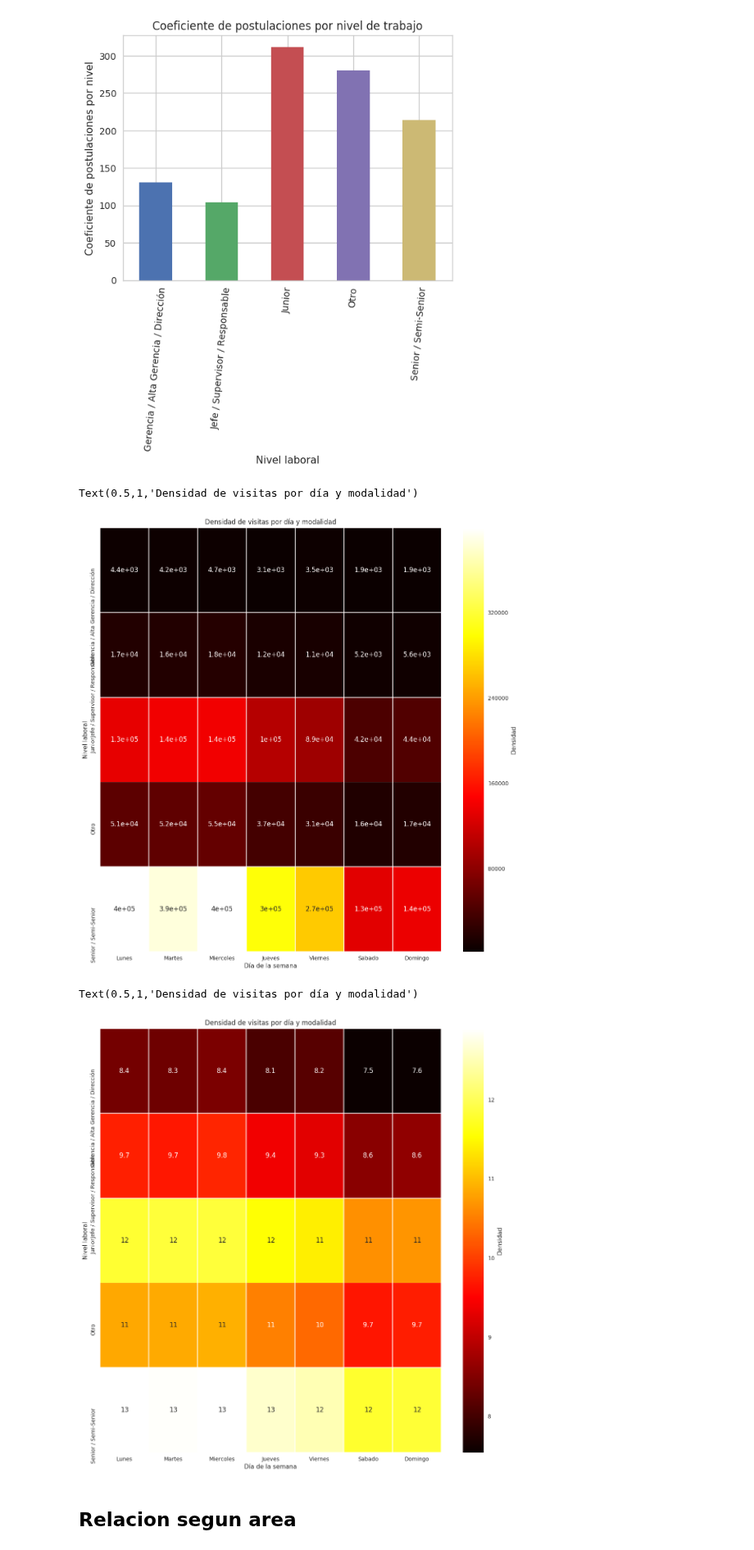
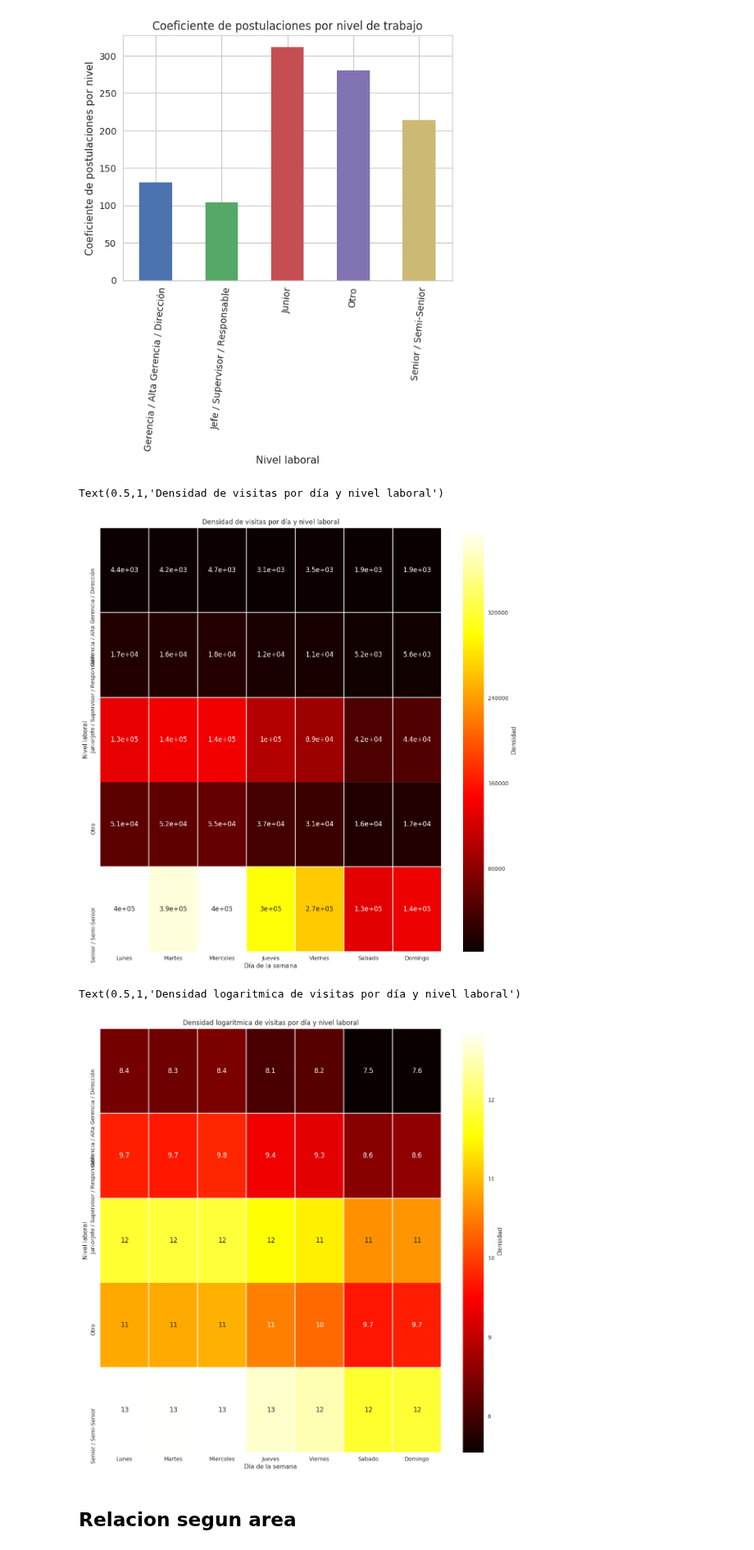
Before and after one commit to javierleyes/OrganizacionDeDatos, a Jupyter notebook: analisisPablo.ipynb, the cells around one changed output. Shown at 82% size. Drawn from its saved outputs; the diff is of its cells as text; code cells hidden in the pictures.

```diff
--- a/analisisPablo.ipynb
+++ b/analisisPablo.ipynb
@@ -86,21 +86,21 @@ graph = sns.heatmap(aux.pivot_table(index='nivel_laboral',columns='dia_de_la_sem
            linewidths=.5,cmap="hot", ax=ax, xticklabels=weekday_map, cbar_kws={'label': 'Densidad'}, annot=True)
 ax.set_xlabel('Día de la semana');
 ax.set_ylabel('Nivel laboral');
-ax.set_title("Densidad de visitas por día y modalidad")
+ax.set_title("Densidad de visitas por día y nivel laboral")
 # %% [output]
-Text(0.5,1,'Densidad de visitas por día y modalidad')
+Text(0.5,1,'Densidad de visitas por día y nivel laboral')
 [figure]
 # %%
 aux["log_cantidad"] = np.log(aux.cantidad+1)
 fig, ax = plt.subplots(figsize=(14,14))
 graph = sns.heatmap(aux.pivot_table(index='nivel_laboral',columns='dia_de_la_semana',values='log_cantidad'),\
            linewidths=.5,cmap="hot", ax=ax, xticklabels=weekday_map, cbar_kws={'label': 'Densidad'}, annot=True)
 ax.set_xlabel('Día de la semana');
 ax.set_ylabel('Nivel laboral');
-ax.set_title("Densidad de visitas por día y modalidad")
+ax.set_title("Densidad logaritmica de visitas por día y nivel laboral")
 # %% [output]
-Text(0.5,1,'Densidad de visitas por día y modalidad')
+Text(0.5,1,'Densidad logaritmica de visitas por día y nivel laboral')
-[figure, old version]
+[figure, new version]
 # %% [markdown]
 ## Relacion segun area
 # %%
```
Also changed, not shown: parts of 3 cells of this notebook.
